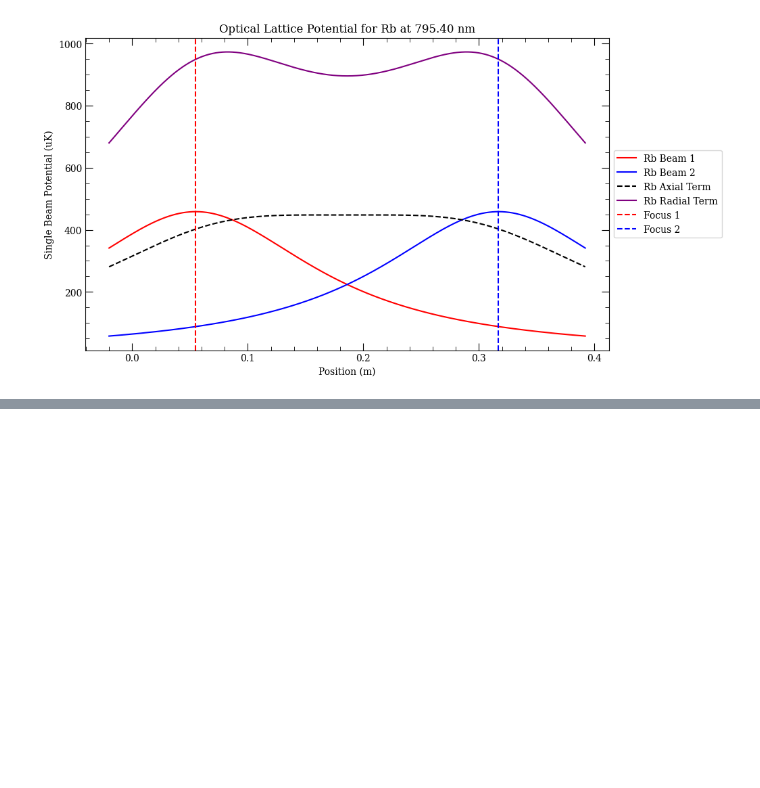
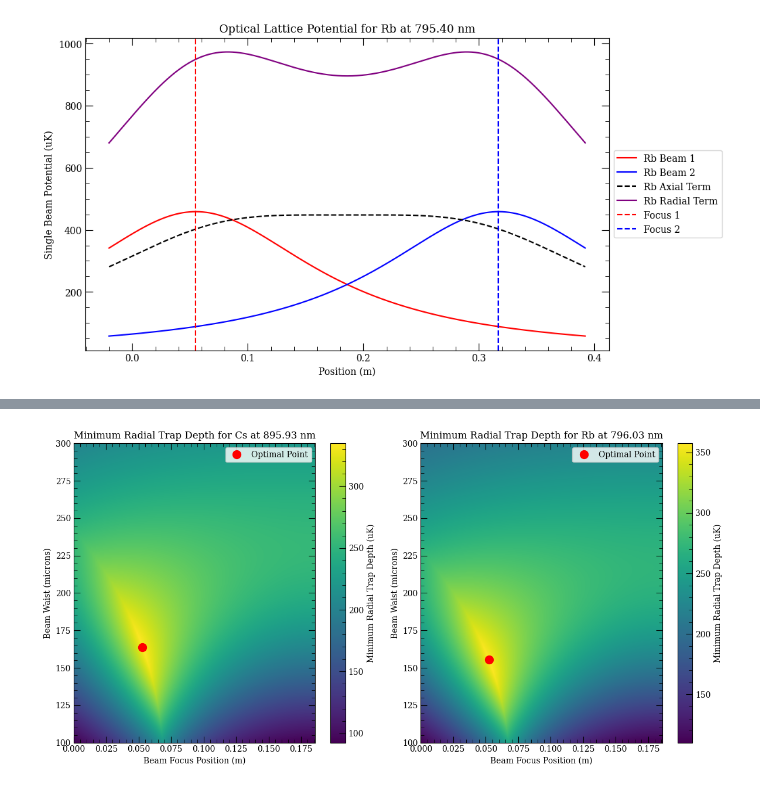
Before and after one commit to Lopez-Santi/RbCs-simulations, a Jupyter notebook: lattice transport/nearDetunedLatticeTransport.ipynb, the cells around one changed output, grey strips where cells are left out. Drawn from its saved outputs; the diff is of its cells as text; code cells hidden in the pictures; blank space fills up the shorter version.

Commit message:
initial near detuned simulations and sweeps.

```diff
--- a/lattice transport/nearDetunedLatticeTransport.ipynb
+++ b/lattice transport/nearDetunedLatticeTransport.ipynb
@@ -225,0 +221,18 @@ Rb polarizability at 795.40 nm: 103770.65 a0^3
+# %%
+# set the wavelength and polarizabilities for both species
+# Cs first
+wavelength_Cs = wavelength_plus_freq_offset(Cs_D1_wavelength, -500)  # detuned from D1
+print(f"Wavelength for Cs: {wavelength_Cs*1e9} nm")
+print(f"D1 line wavelength for Cs: {Cs_D1_wavelength*1e9} nm")
+alpha_Cs = get_polarizability(wavelength_Cs*1e9, "Cs") * a0**3  # Cs polarizability in atomic units
+print(f"Cs polarizability at {wavelength_Cs*1e9:.2f} nm: {alpha_Cs/a0**3:.2f} a0^3")
+# convert polarizability from atomic units to SI units
+alpha_Cs_SI = alpha_Cs * 4*np.pi * epsilon_0
+
+# Rb next
+wavelength_Rb = wavelength_plus_freq_offset(Rb_D1_wavelength, -500)  # detuned from D1
+print(f"Wavelength for Rb: {wavelength_Rb*1e9} nm")
+print(f"D1 line wavelength for Rb: {Rb_D1_wavelength*1e9} nm")
+alpha_Rb = get_polarizability(wavelength_Rb*1e9, "Rb") * a0**3  # Rb polarizability in atomic units
+print(f"Rb polarizability at {wavelength_Rb*1e9:.2f} nm: {alpha_Rb/a0**3:.2f} a0^3")
+alpha_Rb_SI = alpha_Rb * 4*np.pi * epsilon_0
@@ -225,0 +246,78 @@ Rb polarizability at 795.40 nm: 103770.65 a0^3
+# %%
+# now 2D sweep of beam waist and beam focus positions
+# the start and stop of the atoms is always 0.0 and 0.372
+# the focus positions will always be symmetric around the center point 0.186
+start_pos = 0.0
+stop_pos = 0.372
+power = 1 # power per beam in Watts
+center_pos = (start_pos + stop_pos) / 2
+focus_array = np.linspace(0.0, center_pos, 500)  # focus positions from 0 to center position
+
+waist_array = np.linspace(100e-6, 300e-6, 500)  # beam waist from 100 to 300 microns
+
+# for the sweep, we find the minimum radial trap depth between the start and stop positions
+min_trap_depth_Cs = []
+min_trap_depth_Rb = []
+
+pos_array = np.array((np.linspace(start_pos, stop_pos, 1000),   # x positions
+                    np.zeros(1000),  # y positions
+                    np.zeros(1000))) # z positions
+
+for waist in waist_array:
+    temp_depths_Cs = []
+    temp_depths_Rb = []
+    for focus in focus_array:
+        # first Cs
+        I1 = Gaussian_beam_intensity(power, waist, pos_array, focus, wavelength_Cs)
+        I2 = Gaussian_beam_intensity(power, waist, pos_array, stop_pos - focus, wavelength_Cs)
+        # calculate the radial potential
+        depth_Cs = odt_depth(I1+I2+2*np.sqrt(I1*I2), alpha_Cs_SI) * 1e6  # convert to uK
+        min_depth_Cs = np.min(depth_Cs) # find the minimum radial trap depth
+
+        # then Rb
+        I1 = Gaussian_beam_intensity(power, waist, pos_array, focus, wavelength_Rb)
+        I2 = Gaussian_beam_intensity(power, waist, pos_array, stop_pos - focus, wavelength_Rb)
+        # calculate the radial potential
+        depth_Rb = odt_depth(I1+I2+2*np.sqrt(I1*I2), alpha_Rb_SI) * 1e6  # convert to uK
+        min_depth_Rb = np.min(depth_Rb) # find the minimum radial trap depth
+
+        temp_depths_Cs.append(min_depth_Cs)
+        temp_depths_Rb.append(min_depth_Rb)
+
+    # find the minimum trap depth
+    min_trap_depth_Cs.append(temp_depths_Cs)
+    min_trap_depth_Rb.append(temp_depths_Rb)
+
+# find the optimal parameters for maximum trap depth from above data
+min_trap_depth_Cs = np.array(min_trap_depth_Cs)
+min_trap_depth_Rb = np.array(min_trap_depth_Rb)
+
+opt_params_Cs = np.unravel_index(np.argmax(min_trap_depth_Cs, axis=None), min_trap_depth_Cs.shape)
+opt_params_Rb = np.unravel_index(np.argmax(min_trap_depth_Rb, axis=None), min_trap_depth_Rb.shape)
+
+print(f"Optimal parameters for Cs: Waist = {waist_array[opt_params_Cs[0]]*1e6:.2f} microns, Focus = {focus_array[opt_params_Cs[1]]:.4f} m, Max Trap Depth = {min_trap_depth_Cs[opt_params_Cs]:.2f} uK")
+print(f"Optimal parameters for Rb: Waist = {waist_array[opt_params_Rb[0]]*1e6:.2f} microns, Focus = {focus_array[opt_params_Rb[1]]:.4f} m, Max Trap Depth = {min_trap_depth_Rb[opt_params_Rb]:.2f} uK")
+
+# plot the results as a heatmap
+plt.figure(figsize=(12, 6))
+plt.subplot(1, 2, 1)
+plt.imshow(min_trap_depth_Cs, extent=(focus_array[0], focus_array[-1], waist_array[0]*1e6, waist_array[-1]*1e6), aspect='auto', origin='lower', cmap='viridis')
+plt.colorbar(label='Minimum Radial Trap Depth (uK)')
+plt.ylabel('Beam Waist (microns)')
+plt.xlabel('Beam Focus Position (m)')
+plt.title(f'Minimum Radial Trap Depth for Cs at {wavelength_Cs*1e9:.2f} nm')
+# put a red dot at the optimal waist and focus
+plt.plot(focus_array[opt_params_Cs[1]], waist_array[opt_params_Cs[0]]*1e6, 'ro', markersize=10, label='Optimal Point')
+plt.legend()
+plt.subplot(1, 2, 2)
+plt.imshow(min_trap_depth_Rb, extent=(focus_array[0], focus_array[-1], waist_array[0]*1e6, waist_array[-1]*1e6), aspect='auto', origin='lower', cmap='viridis')
+plt.colorbar(label='Minimum Radial Trap Depth (uK)')
+plt.ylabel('Beam Waist (microns)')
+plt.xlabel('Beam Focus Position (m)')
+plt.title(f'Minimum Radial Trap Depth for Rb at {wavelength_Rb*1e9:.2f} nm')
+# put a red dot at the optimal waist and focus
+plt.plot(focus_array[opt_params_Rb[1]], waist_array[opt_params_Rb[0]]*1e6, 'ro', markersize=10, label='Optimal Point')
+plt.legend()
+plt.tight_layout()
+plt.show()
+# %% [output]
@@ -225,0 +326 @@ Rb polarizability at 795.40 nm: 103770.65 a0^3
+[figure, added]
```
Also changed, not shown: parts of 15 cells of this notebook.
